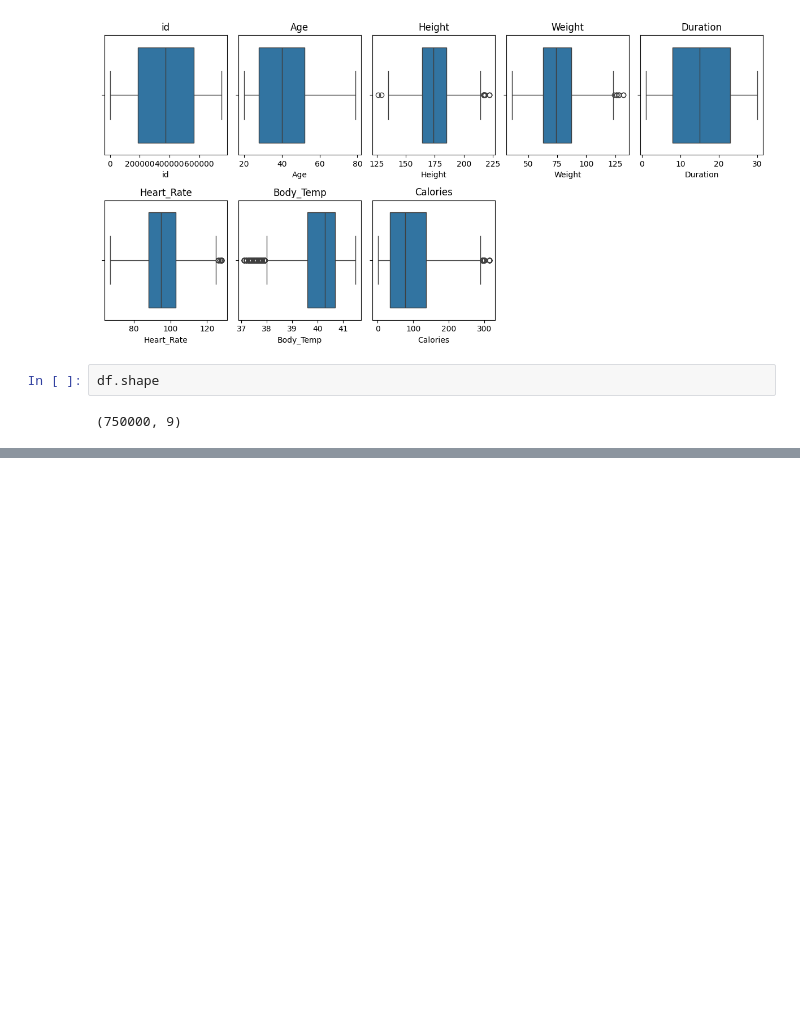
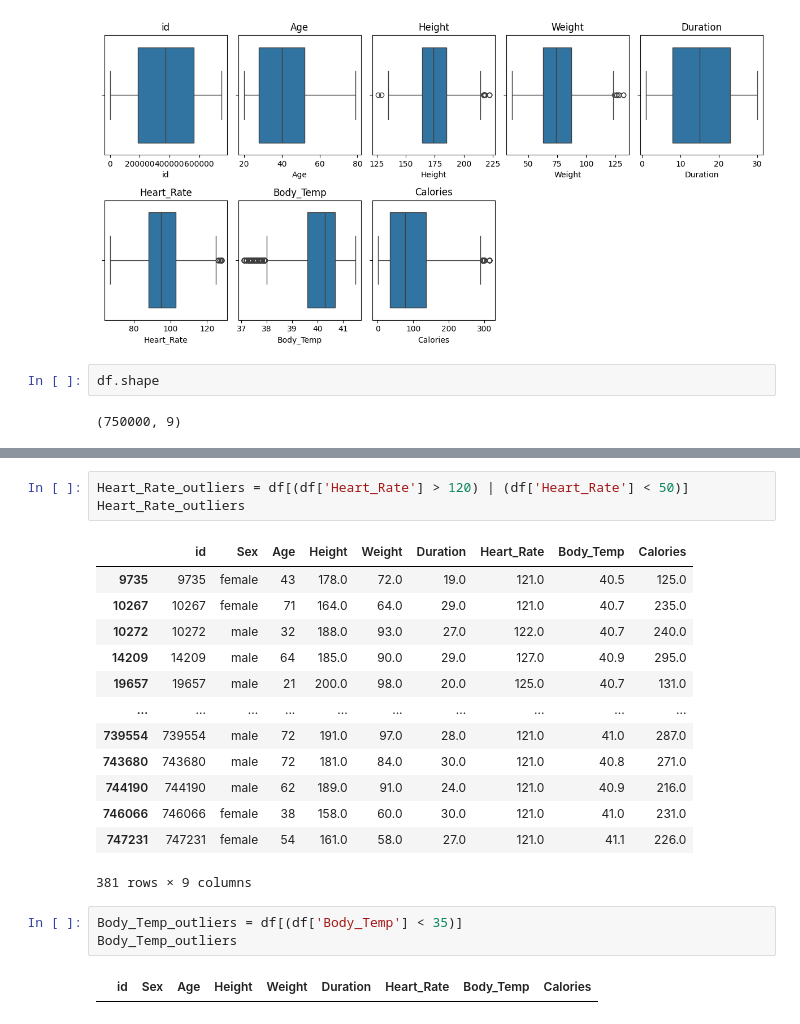
Before and after one commit to kokilagaurav/energy_expenditure_estimator, a Jupyter notebook: notebook.ipynb, the cells around one changed output, grey strips where cells are left out. Cells and saved outputs as stored; diff of their text form; blank space fills up the shorter version.

```diff
--- a/notebook.ipynb
+++ b/notebook.ipynb
@@ -89,0 +115,22 @@ df.shape
+# %%
+Heart_Rate_outliers = df[(df['Heart_Rate'] > 120) | (df['Heart_Rate'] < 50)]
+Heart_Rate_outliers
+# %% [output]
+|  | id | Sex | Age | Height | Weight | Duration | Heart_Rate | Body_Temp | Calories |
+| 9735 | 9735 | female | 43 | 178.0 | 72.0 | 19.0 | 121.0 | 40.5 | 125.0 |
+| 10267 | 10267 | female | 71 | 164.0 | 64.0 | 29.0 | 121.0 | 40.7 | 235.0 |
+| 10272 | 10272 | male | 32 | 188.0 | 93.0 | 27.0 | 122.0 | 40.7 | 240.0 |
+| 14209 | 14209 | male | 64 | 185.0 | 90.0 | 29.0 | 127.0 | 40.9 | 295.0 |
+| 19657 | 19657 | male | 21 | 200.0 | 98.0 | 20.0 | 125.0 | 40.7 | 131.0 |
+| ... | ... | ... | ... | ... | ... | ... | ... | ... | ... |
+| 739554 | 739554 | male | 72 | 191.0 | 97.0 | 28.0 | 121.0 | 41.0 | 287.0 |
+| 743680 | 743680 | male | 72 | 181.0 | 84.0 | 30.0 | 121.0 | 40.8 | 271.0 |
+| 744190 | 744190 | male | 62 | 189.0 | 91.0 | 24.0 | 121.0 | 40.9 | 216.0 |
+| 746066 | 746066 | female | 38 | 158.0 | 60.0 | 30.0 | 121.0 | 41.0 | 231.0 |
+| 747231 | 747231 | female | 54 | 161.0 | 58.0 | 27.0 | 121.0 | 41.1 | 226.0 |
+381 rows × 9 columns
+# %%
+Body_Temp_outliers = df[(df['Body_Temp'] < 35)]
+Body_Temp_outliers
+# %% [output]
+|  | id | Sex | Age | Height | Weight | Duration | Heart_Rate | Body_Temp | Calories |
```
Also changed, not shown: parts of 5 cells of this notebook.
